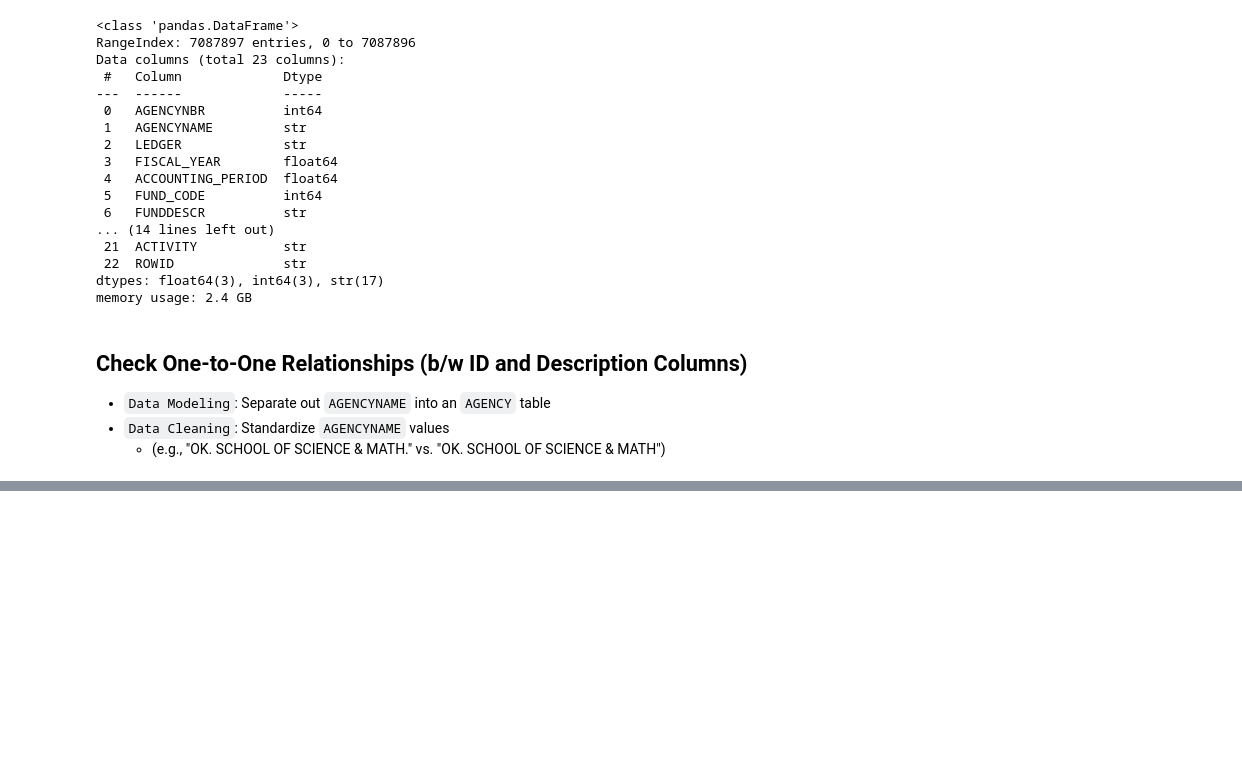
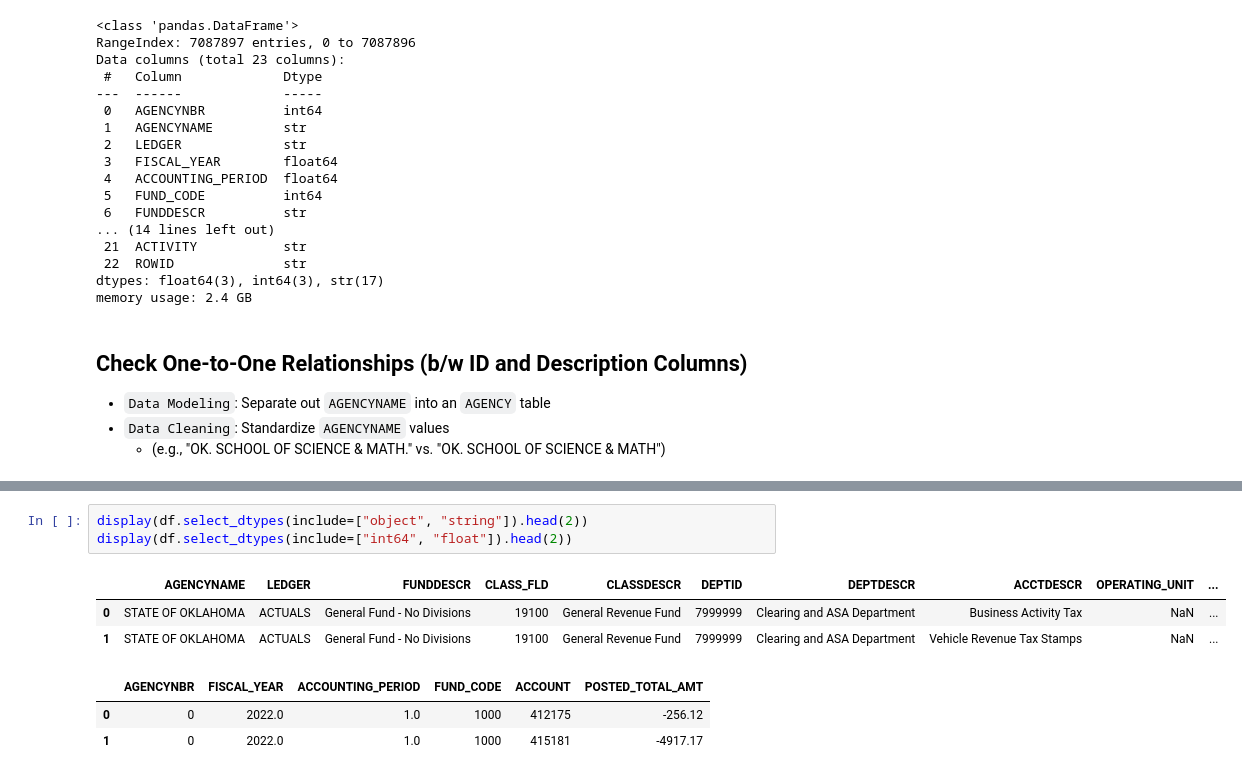
Before and after one commit to fahadtaimur/public-general-ledger-analysis, a Jupyter notebook: notebooks/01_data_quality.ipynb, the cells around one changed output, grey strips where cells are left out. Drawn from its saved outputs; the diff is of its cells as text; blank space fills up the shorter version.

```diff
--- a/notebooks/01_data_quality.ipynb
+++ b/notebooks/01_data_quality.ipynb
@@ -244,0 +247,10 @@ column_pair=('DEPTID', 'DEPTDESCR')
+# %%
+display(df.select_dtypes(include=["object", "string"]).head(2))
+display(df.select_dtypes(include=["int64", "float"]).head(2))
+# %% [output]
+|  | AGENCYNAME | LEDGER | FUNDDESCR | CLASS_FLD | CLASSDESCR | DEPTID | DEPTDESCR | ACCTDESCR | OPERATING_UNIT | ... |
+| 0 | STATE OF OKLAHOMA | ACTUALS | General Fund - No Divisions | 19100 | General Revenue Fund | 7999999 | Clearing and ASA Department | Business Activity Tax | NaN | ... |
+| 1 | STATE OF OKLAHOMA | ACTUALS | General Fund - No Divisions | 19100 | General Revenue Fund | 7999999 | Clearing and ASA Department | Vehicle Revenue Tax Stamps | NaN | ... |
+|  | AGENCYNBR | FISCAL_YEAR | ACCOUNTING_PERIOD | FUND_CODE | ACCOUNT | POSTED_TOTAL_AMT |
+| 0 | 0 | 2022.0 | 1.0 | 1000 | 412175 | -256.12 |
+| 1 | 0 | 2022.0 | 1.0 | 1000 | 415181 | -4917.17 |
```
Also changed, not shown: parts of 6 cells of this notebook, 1 other file.
